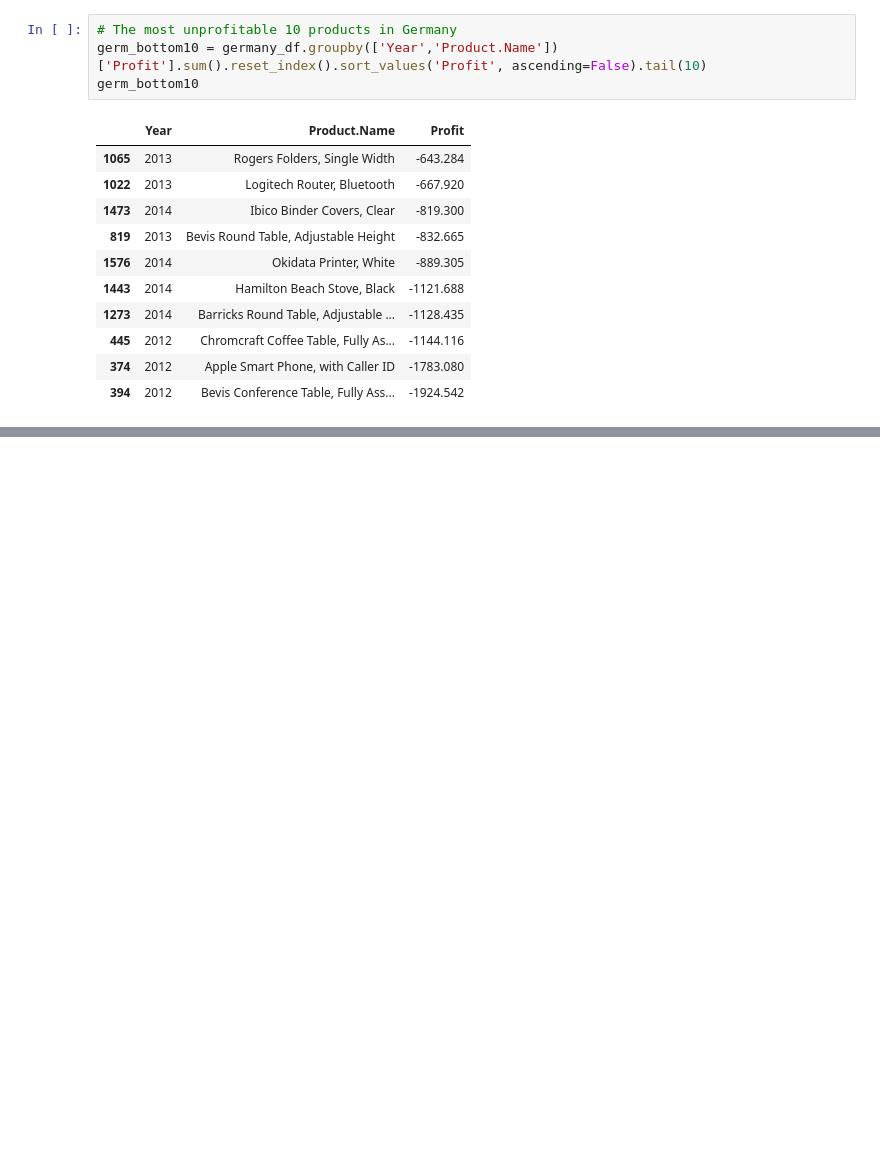
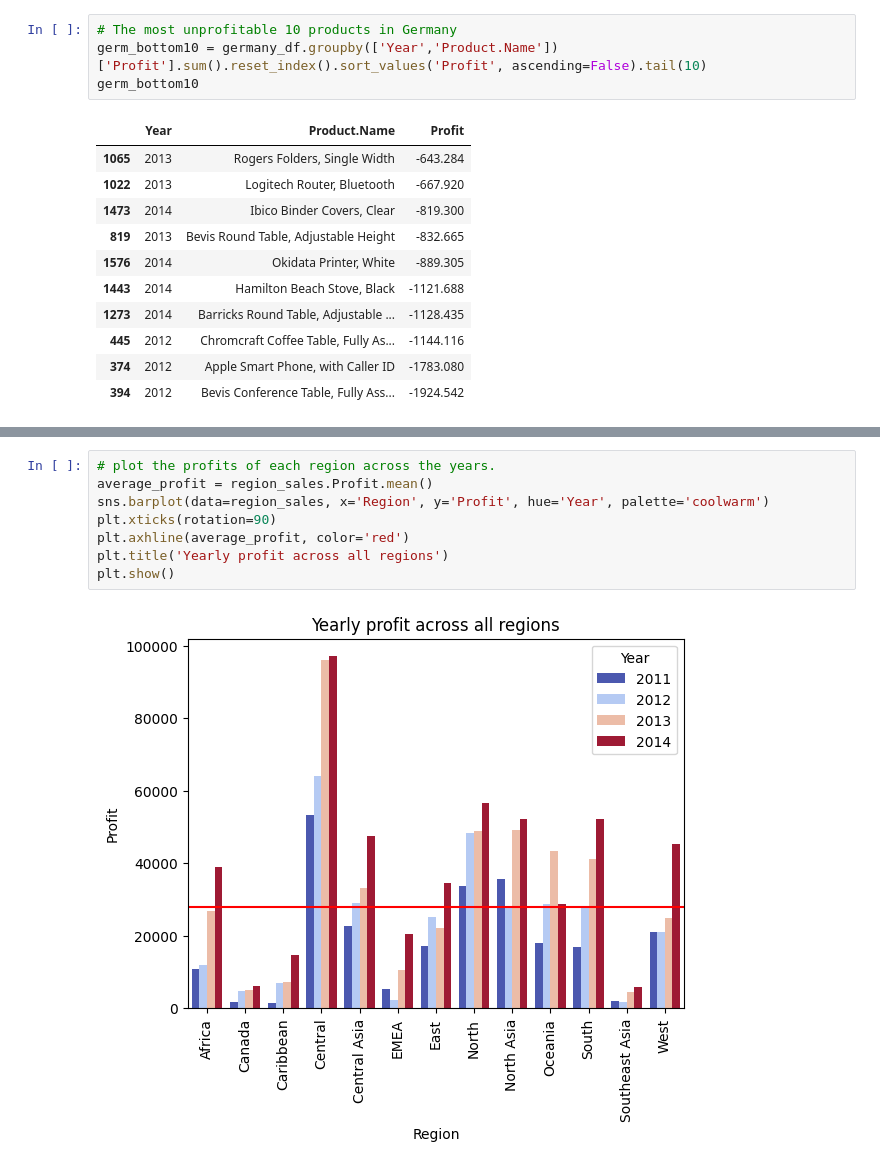
Before and after one commit to derewor/Superstore-Project, a Jupyter notebook: Superstore_analysis.ipynb, the cells around one changed output, grey strips where cells are left out. Cells and saved outputs as stored; diff of their text form; blank space fills up the shorter version.

```diff
--- a/Superstore_analysis.ipynb
+++ b/Superstore_analysis.ipynb
@@ -559,0 +691,10 @@ germ_bottom10
+# %%
+# plot the profits of each region across the years.
+average_profit = region_sales.Profit.mean()
+sns.barplot(data=region_sales, x='Region', y='Profit', hue='Year', palette='coolwarm')
+plt.xticks(rotation=90)
+plt.axhline(average_profit, color='red')
+plt.title('Yearly profit across all regions')
+plt.show()
+# %% [output]
+[figure, added]
```
Also changed, not shown: parts of 41 cells of this notebook.
